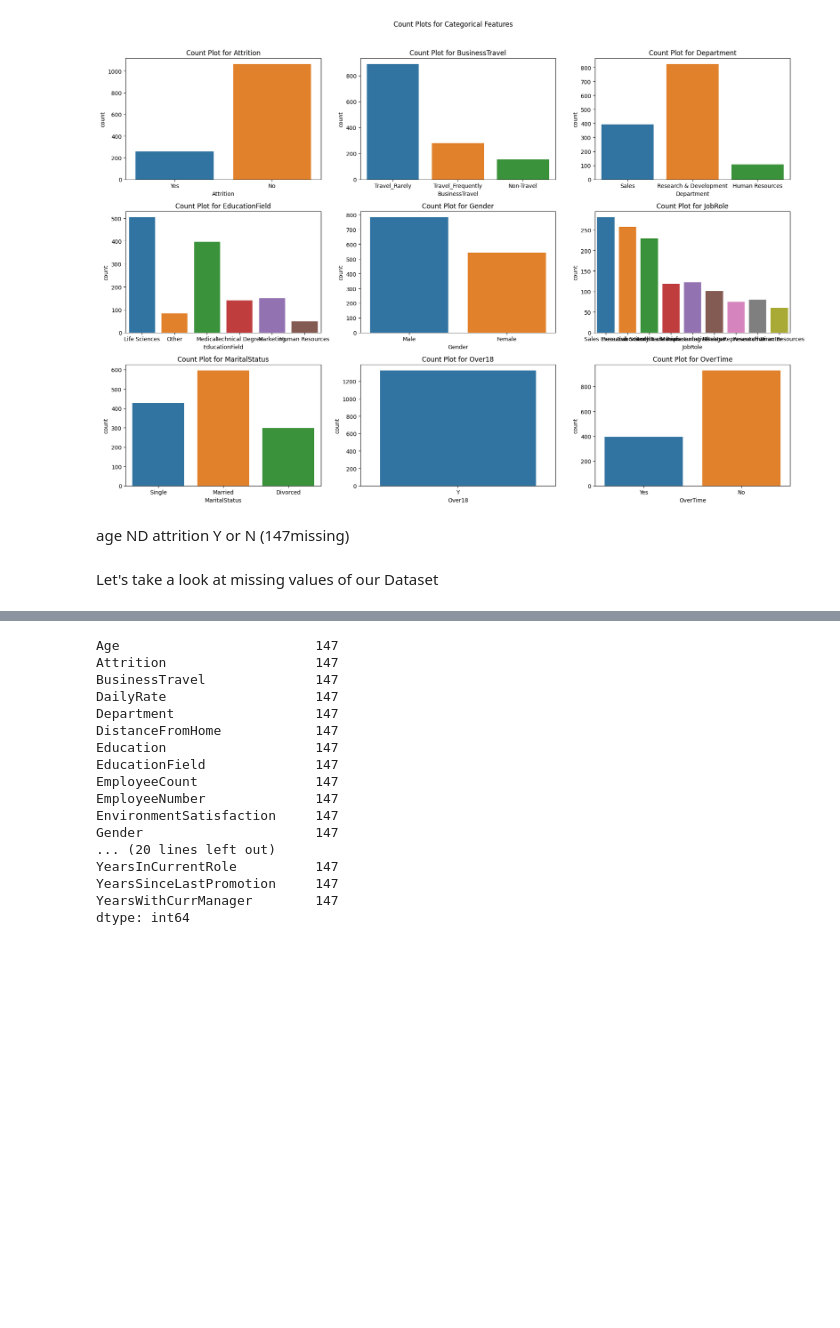
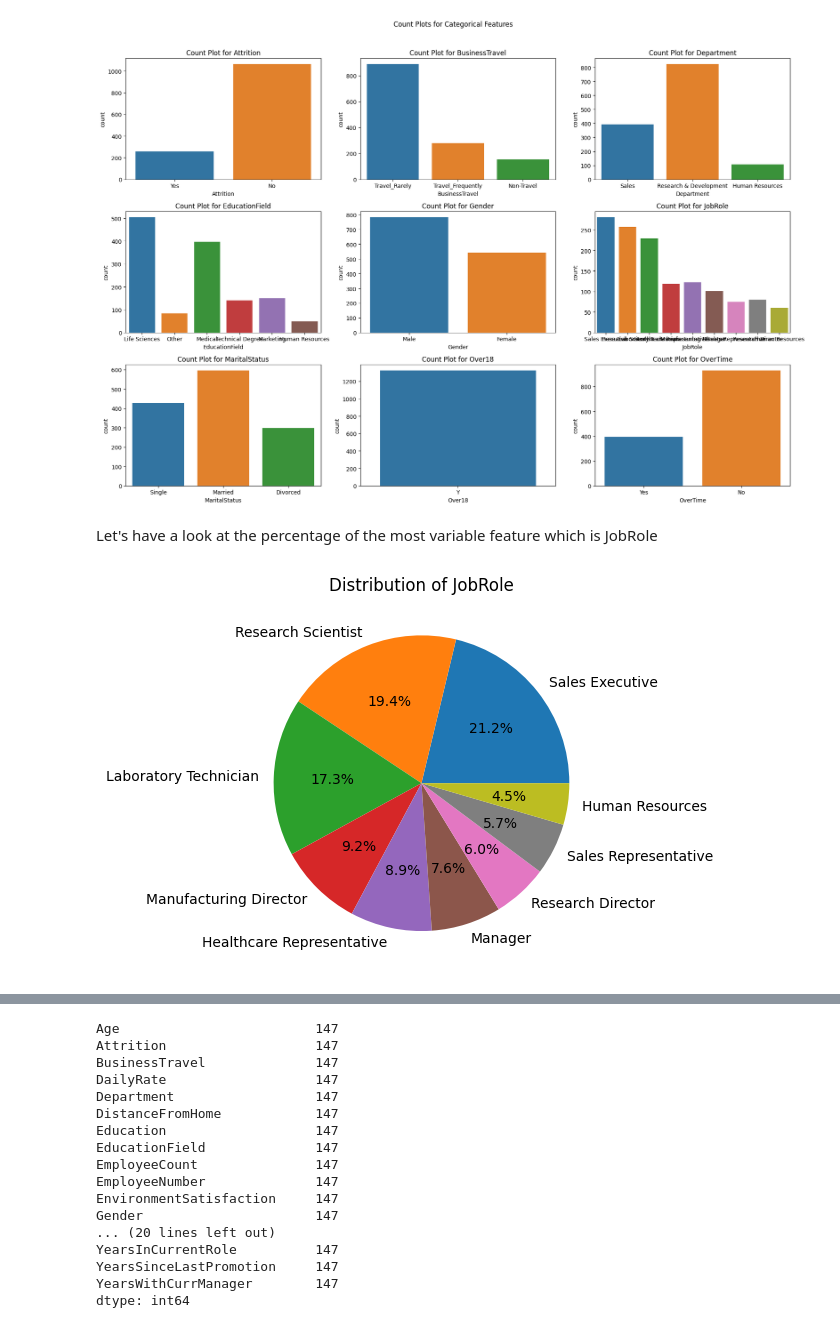
Before and after one commit to riccardopossier/Continuous-Assessment, a Jupyter notebook: Machine_Learning_CA2.ipynb, the cells around one changed output, grey strips where cells are left out. Cells and saved outputs as stored; diff of their text form; code cells hidden in the pictures; blank space fills up the shorter version.

```diff
--- a/Machine_Learning_CA2.ipynb
+++ b/Machine_Learning_CA2.ipynb
@@ -100,8 +114,12 @@ plt.tight_layout()
 plt.show()
 # %% [output]
 [figure]
-# %% [markdown]
-age ND
-attrition Y or N (147missing)
-# %% [markdown]
-Let's take a look at missing values of our Dataset
+# %% [markdown]
+Let's have a look at the percentage of the most variable feature which is JobRole
+# %%
+df['JobRole'].value_counts().plot(kind='pie', autopct='%1.1f%%')
+plt.title('Distribution of JobRole')
+plt.ylabel('')
+plt.show()
+# %% [output]
+[figure, added]
```
Also changed, not shown: parts of 26 cells of this notebook.
